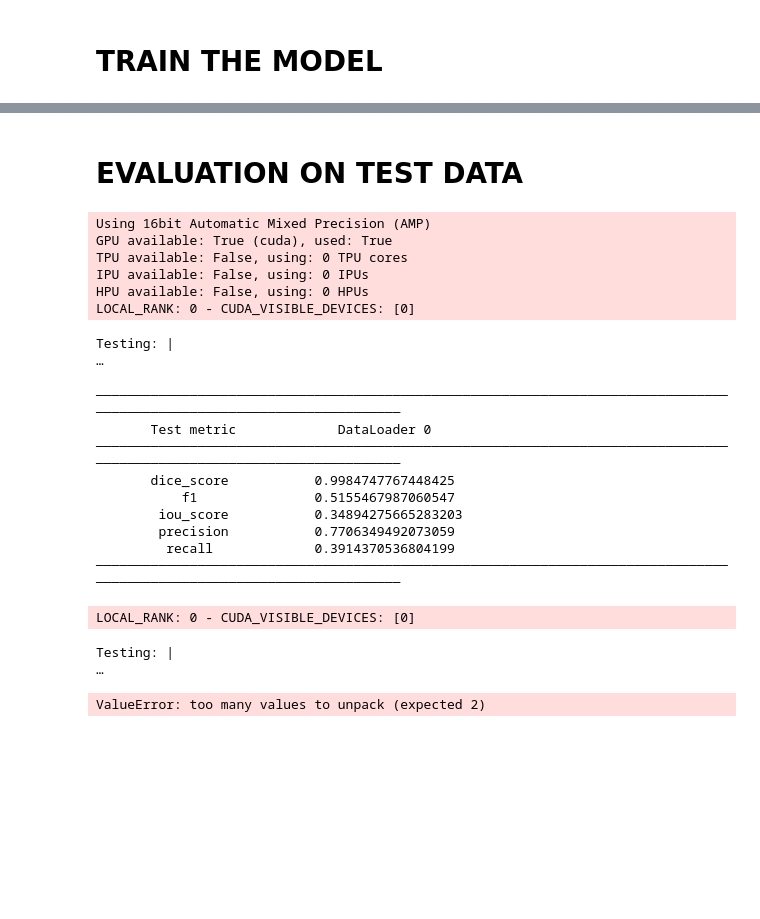
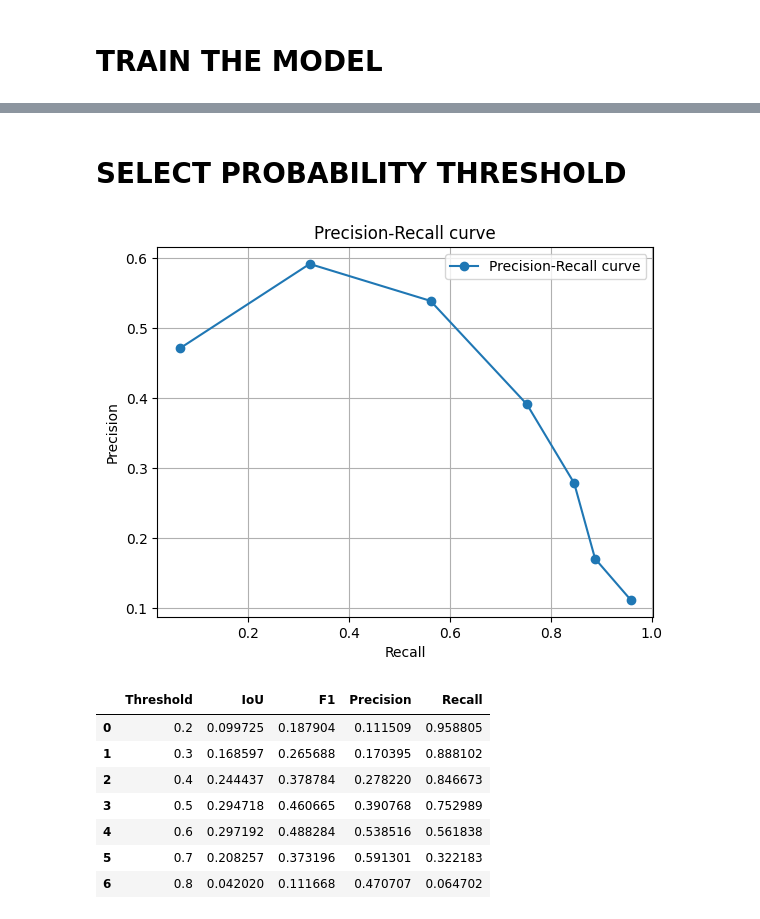
Before and after one commit to OceanStreamIO/echosounder-segmentation, a Jupyter notebook: SonarSegmentationBinary.ipynb, the cells around one changed output, grey strips where cells are left out. Drawn from its saved outputs; the diff is of its cells as text; code cells hidden in the pictures; blank space fills up the shorter version.

```diff
--- a/SonarSegmentationBinary.ipynb
+++ b/SonarSegmentationBinary.ipynb
@@ -490,2 +620,0 @@ show_img_mask(test_loader, test = True)
-# %% [markdown]
-# EVALUATION ON TEST DATA
@@ -522,26 +621,48 @@ trained_model = SegModel.load_from_checkpoint(model = base_model, checkpoint_pat
-# %%
-tester = pl.Trainer(precision=16, accelerator='gpu')
-results = tester.test(trained_model, test_loader)
-# %% [output]
-Using 16bit Automatic Mixed Precision (AMP)
-GPU available: True (cuda), used: True
-TPU available: False, using: 0 TPU cores
-IPU available: False, using: 0 IPUs
-HPU available: False, using: 0 HPUs
-LOCAL_RANK: 0 - CUDA_VISIBLE_DEVICES: [0]
-Testing: |                                                                                                    …
-────────────────────────────────────────────────────────────────────────────────────────────────────────────────────────
-       Test metric             DataLoader 0
-────────────────────────────────────────────────────────────────────────────────────────────────────────────────────────
-       dice_score           0.9984747767448425
-           f1               0.5155467987060547
-        iou_score           0.34894275665283203
-        precision           0.7706349492073059
-         recall             0.3914370536804199
-────────────────────────────────────────────────────────────────────────────────────────────────────────────────────────
-# %%
-trainer.test(pl_model, test_loader)
-# %% [output]
-LOCAL_RANK: 0 - CUDA_VISIBLE_DEVICES: [0]
-Testing: |                                                                                                    …
-ValueError: too many values to unpack (expected 2)
+# %% [markdown]
+# SELECT PROBABILITY THRESHOLD
+# %%
+model_name = 'unet'
+#model_name = 'deeplabv3plus'
+#model_name = 'fpn'
+encoder = 'resnet34'
+#encoder = 'efficientnet-b3'
+#pretrained = None
+pretrained = 'imagenet'
+
+run_name = model_name + '_' + encoder
+if pretrained: run_name += '_' + pretrained
+
+classes = 1
+model = smp.create_model(model_name,
+                         encoder_name = encoder,
+                         in_channels = 3,
+                         encoder_weights=pretrained,
+                         classes = classes).to(device)
+
+criterion = FocalLoss(alpha=torch.tensor([0.05, 0.95]), gamma=2.0, logits=True)
+optimizer = torch.optim.Adam(model.parameters(), lr=5e-03)#, weight_decay=1e-05)
+
+checkpoint_path = os.path.join(f'./models/checkpoints_{run_name}', 'best_model-v2.ckpt')
+trained_model = SegModel.load_from_checkpoint(checkpoint_path, model=model, optimizer=optimizer, criterion=criterion)
+
+results = trained_model.select_threshold(val_loader)
+
+plt.figure()
+plt.plot(df_results['Recall'], df_results['Precision'], marker='o')
+plt.xlabel('Recall')
+plt.ylabel('Precision')
+plt.title('Precision-Recall curve')
+plt.grid(True)
+plt.show()
+
+results
+# %% [output]
+[figure, added]
+|  | Threshold | IoU | F1 | Precision | Recall |
+| 0 | 0.2 | 0.099725 | 0.187904 | 0.111509 | 0.958805 |
+| 1 | 0.3 | 0.168597 | 0.265688 | 0.170395 | 0.888102 |
+| 2 | 0.4 | 0.244437 | 0.378784 | 0.278220 | 0.846673 |
+| 3 | 0.5 | 0.294718 | 0.460665 | 0.390768 | 0.752989 |
+| 4 | 0.6 | 0.297192 | 0.488284 | 0.538516 | 0.561838 |
+| 5 | 0.7 | 0.208257 | 0.373196 | 0.591301 | 0.322183 |
+| 6 | 0.8 | 0.042020 | 0.111668 | 0.470707 | 0.064702 |
```
Also changed, not shown: parts of 27 cells of this notebook, 2 other files.
